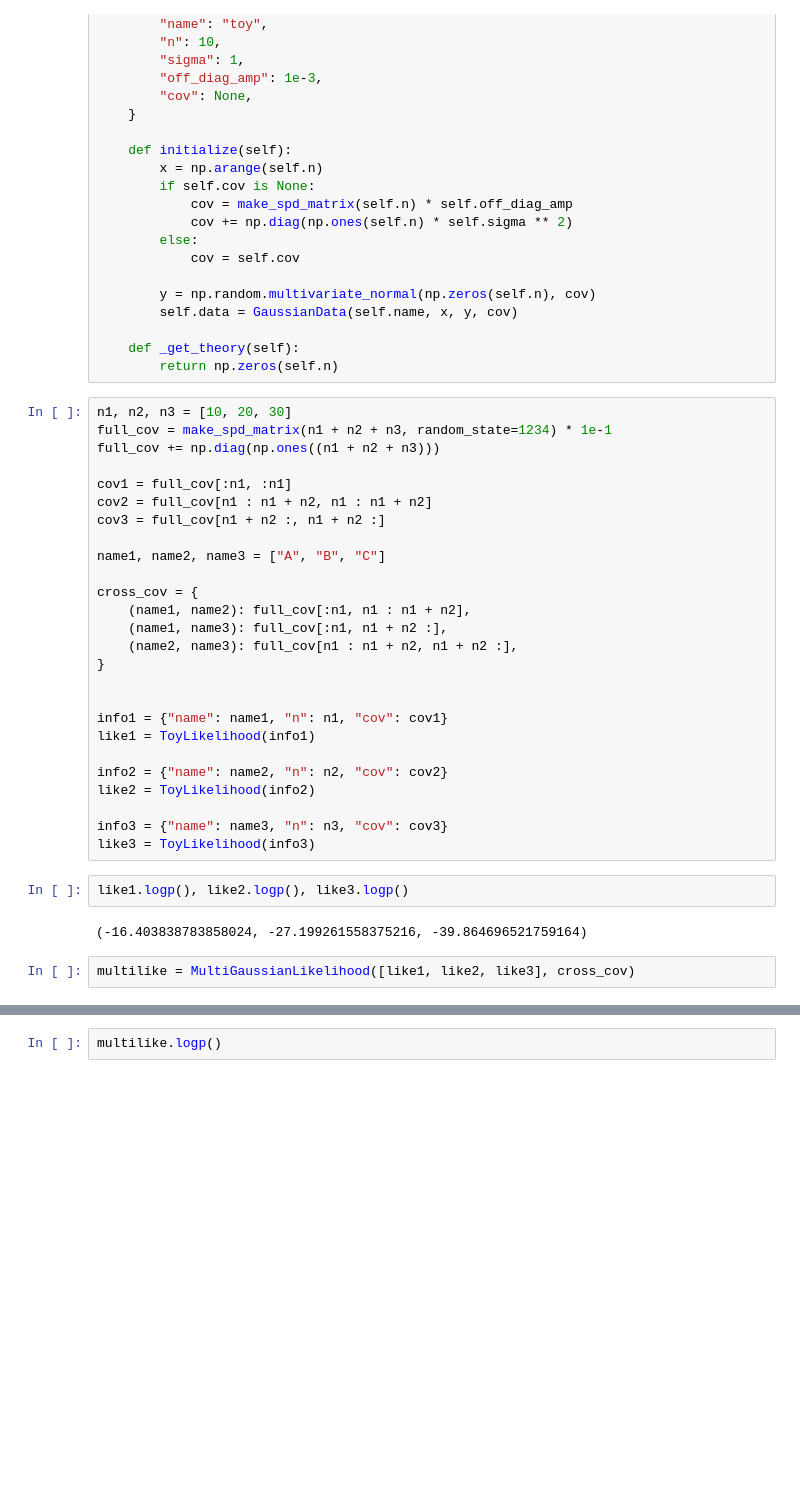
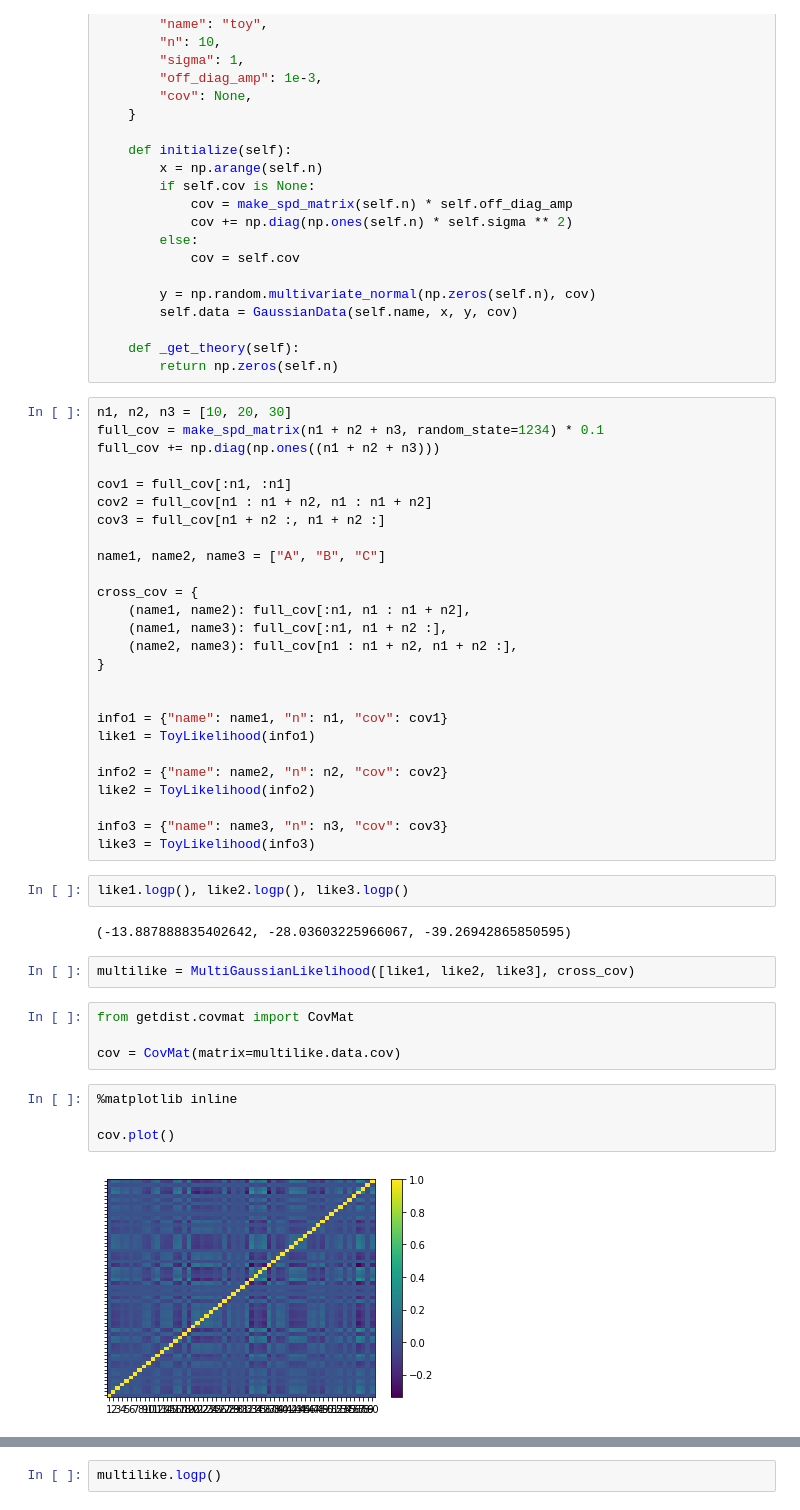
Before and after one commit to simonsobs/SOLikeT, a Jupyter notebook: notebooks/multi-like-test.ipynb, the cells around one changed output, grey strips where cells are left out. Cells and saved outputs as stored; diff of their text form; blank space fills up the shorter version.

```diff
--- a/notebooks/multi-like-test.ipynb
+++ b/notebooks/multi-like-test.ipynb
@@ -34,7 +221,7 @@ class ToyLikelihood(PSLikelihood):
         return np.zeros(self.n)
 # %%
 n1, n2, n3 = [10, 20, 30]
-full_cov = make_spd_matrix(n1 + n2 + n3, random_state=1234) * 1e-1
+full_cov = make_spd_matrix(n1 + n2 + n3, random_state=1234) * 0.1
 full_cov += np.diag(np.ones((n1 + n2 + n3)))
 
 cov1 = full_cov[:n1, :n1]
@@ -61,6 +248,16 @@ like3 = ToyLikelihood(info3)
 # %%
 like1.logp(), like2.logp(), like3.logp()
 # %% [output]
-(-16.403838783858024, -27.199261558375216, -39.864696521759164)
+(-13.887888835402642, -28.03603225966067, -39.26942865850595)
 # %%
 multilike = MultiGaussianLikelihood([like1, like2, like3], cross_cov)
+# %%
+from getdist.covmat import CovMat
+
+cov = CovMat(matrix=multilike.data.cov)
+# %%
+%matplotlib inline
+
+cov.plot()
+# %% [output]
+[figure, added]
```
Also changed, not shown: parts of 47 cells of this notebook, 3 other files.
